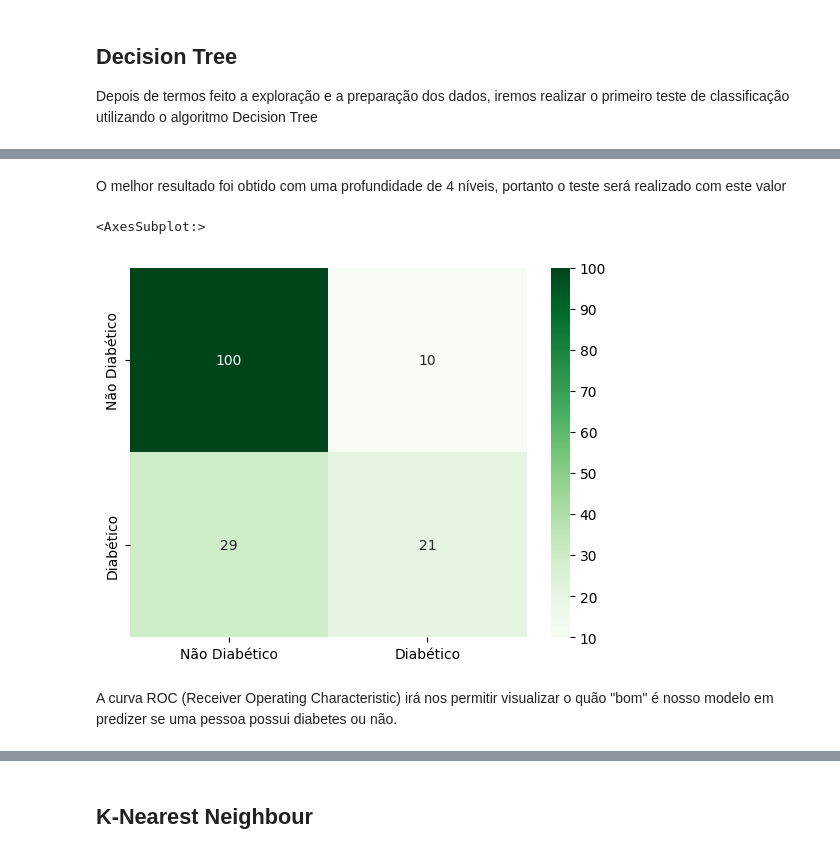
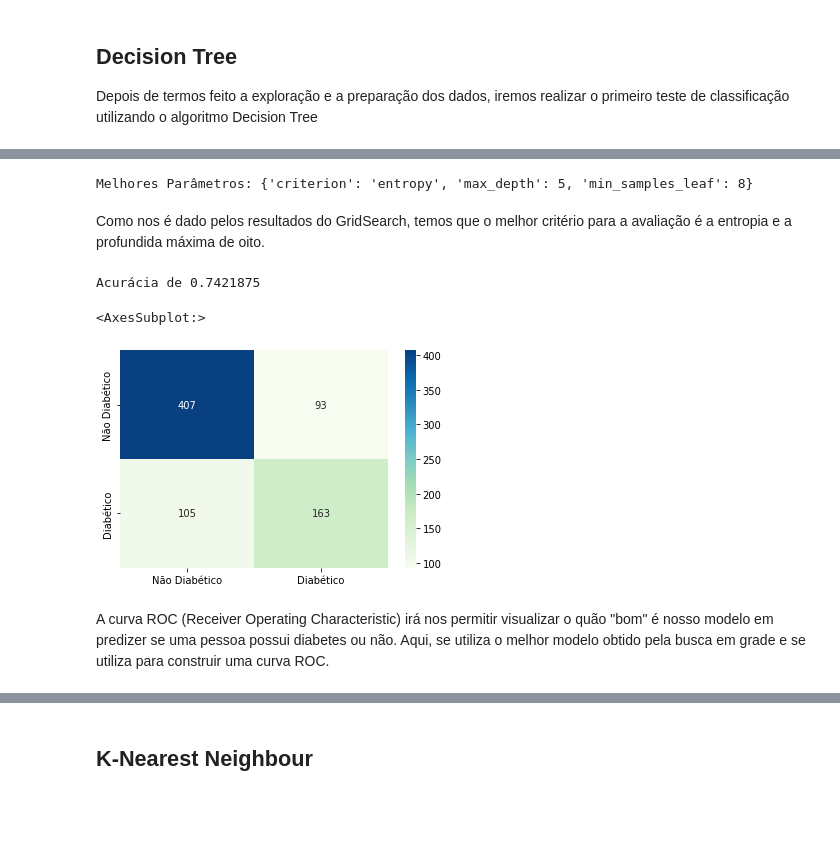
Before and after one commit to Marcellofabrizio/Notebooks, a Jupyter notebook: Pima Indians Diabetes Database/ClassifierComparison.ipynb, the cells around one changed output, grey strips where cells are left out. Cells and saved outputs as stored; diff of their text form; code cells hidden in the pictures; blank space fills up the shorter version.

```diff
--- a/Pima Indians Diabetes Database/ClassifierComparison.ipynb
+++ b/Pima Indians Diabetes Database/ClassifierComparison.ipynb
@@ -151,11 +194,8 @@ p=sb.heatmap(diabetes_copy.corr(), annot=True,cmap ='RdYlGn')
 # %%
-# Normalizando os dados. A normalização será especialmente útil para o algoritmo KNN.
+# Normalizando os dados. A normalização será útil para o algoritmo KNN.
+# Será feito dois tipos de normalização para comparação dos resultados.
 
-from sklearn.preprocessing import StandardScaler
+from sklearn.preprocessing import StandardScaler, MinMaxScaler
 
-sc = StandardScaler()
 
-X = pd.DataFrame(sc.fit_transform(diabetes_copy.drop(['Outcome'], axis=1)), columns = ['Pregnancies', 'Glucose', 'BloodPressure', 'SkinThickness', 'Insulin',
-       'BMI', 'DiabetesPedigreeFunction', 'Age'])
-
-y = diabetes_copy.Outcome
+X = pd.DataFrame(diabetes.drop(['Outcome'], axis=1), columns = columns)
@@ -162,3 +246,5 @@ y = diabetes_copy.Outcome
+# %%
+y = diabetes.Outcome
 # %% [markdown]
 ## Decision Tree
 Depois de termos feito a exploração e a preparação dos dados, iremos realizar o primeiro teste de classificação utilizando o algoritmo Decision Tree
@@ -198,2 +250,0 @@ Máximo score alcançado de 77.50% com profundidade = [6]
-# %% [markdown]
-O melhor resultado foi obtido com uma profundidade de 4 níveis, portanto o teste será realizado com este valor
@@ -206,16 +251,39 @@ predictions_test = dt.predict(X_test)
+# %%
+# Comparar diferentes conjuntos de hiperparâmetros no treinamento
+from sklearn.tree import DecisionTreeClassifier
+from sklearn.model_selection import GridSearchCV
+
+dt = DecisionTreeClassifier()
+params = {
+    'criterion': ['entropy', 'gini'],
+    'max_depth': [2,3,4,5,6,7,8],
+    'min_samples_leaf': [1,2,3,4,5,6,7,8]
+}
+
+grid = GridSearchCV(dt, params, cv=10)
+grid.fit(X, y)
+
+print(f'Melhores Parâmetros: {grid.best_params_}')
+# %% [output]
+Melhores Parâmetros: {'criterion': 'entropy', 'max_depth': 5, 'min_samples_leaf': 8}
+# %% [markdown]
+Como nos é dado pelos resultados do GridSearch, temos que o melhor critério para a avaliação é a entropia e a profundida máxima de oito.
+# %%
+predictions = cross_val_predict(grid.best_estimator_, X,y, cv=10)
+print(f'Acurácia de {accuracy_score(y, predictions)}')
+# %% [output]
+Acurácia de 0.7421875
 # %%
 # Imprime matriz de confusão
 from sklearn.metrics import confusion_matrix
 
-confusion_matrix(y_test, predictions_test)
-
-cf = confusion_matrix(y_test, predictions_test)
+cf = confusion_matrix(y, predictions)
 lbl = ['Não Diabético', 'Diabético']
-sb.heatmap(cf,annot=True,cmap="Greens", fmt="d",xticklabels=lbl,yticklabels=lbl)
+sb.heatmap(cf,annot=True,cmap="GnBu", fmt="d",xticklabels=lbl,yticklabels=lbl)
 # %% [output]
 <AxesSubplot:>
-[figure, old version]
+[figure, new version]
 # %% [markdown]
-A curva ROC (Receiver Operating Characteristic) irá nos permitir visualizar o quão "bom" é nosso modelo em predizer se uma pessoa possui diabetes ou não.
+A curva ROC (Receiver Operating Characteristic) irá nos permitir visualizar o quão "bom" é nosso modelo em predizer se uma pessoa possui diabetes ou não. Aqui, se utiliza o melhor modelo obtido pela busca em grade e se utiliza para construir uma curva ROC.
 # %%
 from sklearn.metrics import roc_curve
```
Also changed, not shown: parts of 37 cells of this notebook.
